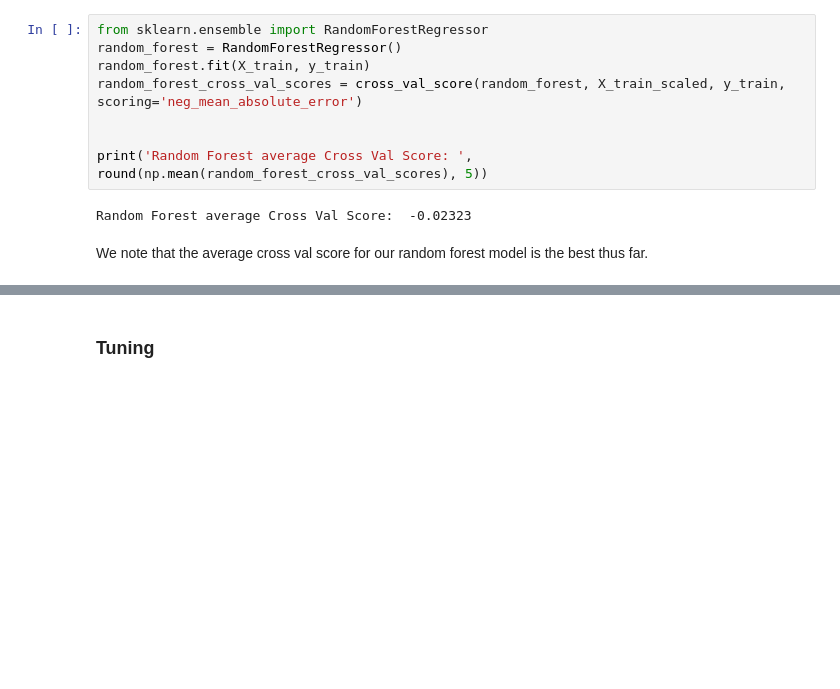
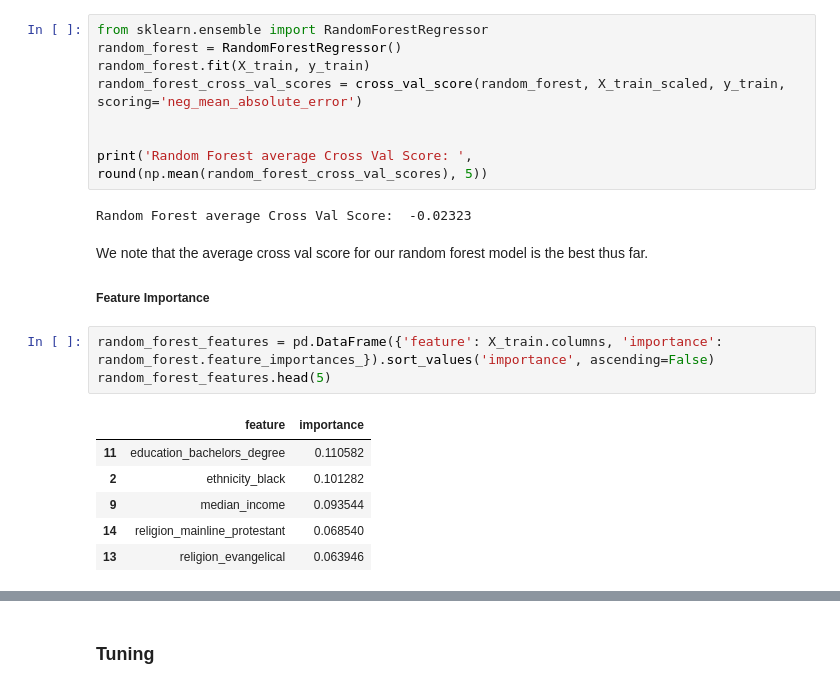
Before and after one commit to kuruparans/covid19-vaccine-hesitancy-analysis, a Jupyter notebook: statistical-modelling.ipynb, the cells around one changed output, grey strips where cells are left out. Cells and saved outputs as stored; diff of their text form; blank space fills up the shorter version.

```diff
--- a/statistical-modelling.ipynb
+++ b/statistical-modelling.ipynb
@@ -311,3 +271,15 @@ print('Random Forest average Cross Val Score: ', round(np.mean(random_forest_cro
 Random Forest average Cross Val Score:  -0.02323
 # %% [markdown]
 We note that the average cross val score for our random forest model is the best thus far.
+
+##### Feature Importance
+# %%
+random_forest_features = pd.DataFrame({'feature': X_train.columns, 'importance': random_forest.feature_importances_}).sort_values('importance', ascending=False)
+random_forest_features.head(5)
+# %% [output]
+|  | feature | importance |
+| 11 | education_bachelors_degree | 0.110582 |
+| 2 | ethnicity_black | 0.101282 |
+| 9 | median_income | 0.093544 |
+| 14 | religion_mainline_protestant | 0.068540 |
+| 13 | religion_evangelical | 0.063946 |
```
Also changed, not shown: parts of 3 cells of this notebook.
